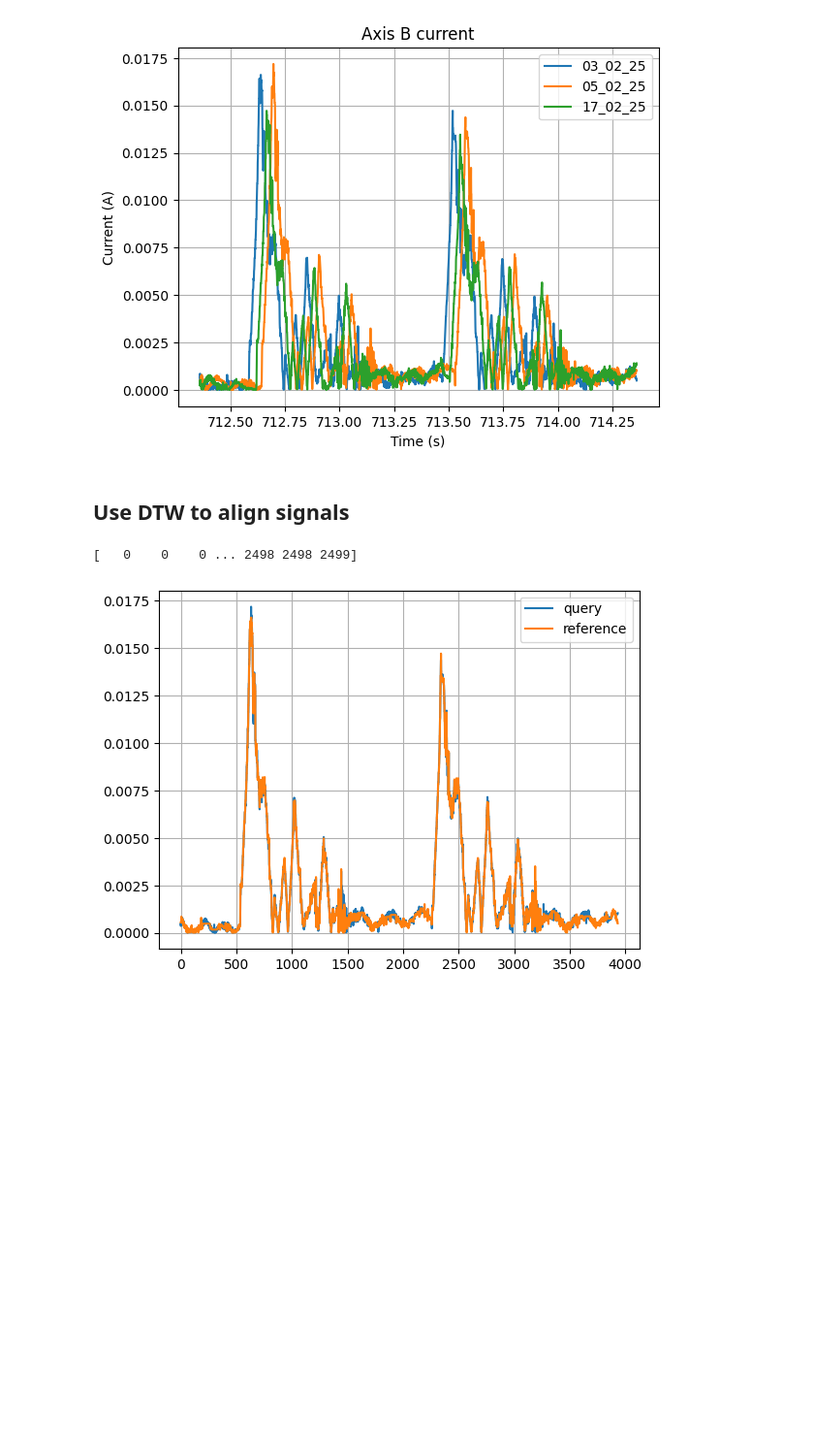
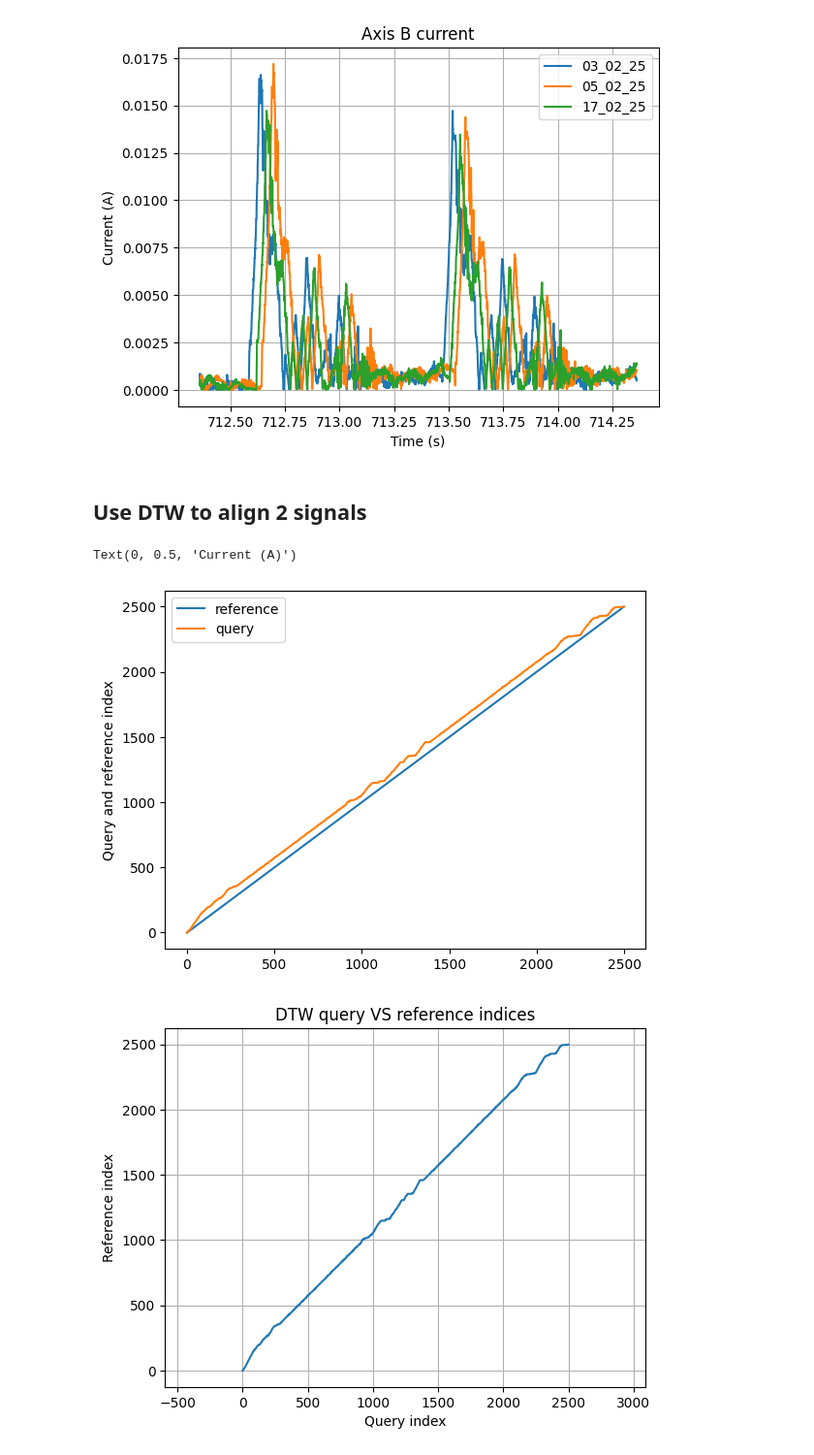
Before and after one commit to opatiny/predictiveMaintenance, a Jupyter notebook: src/notebooks/alignSignals.ipynb, the cells around one changed output. Shown: that part at 97% size. Drawn from its saved outputs; the diff is of its cells as text; code cells hidden in the pictures; blank space fills up the shorter version.

Commit message:
feat: align multiple signals using DTW

```diff
--- a/src/notebooks/alignSignals.ipynb
+++ b/src/notebooks/alignSignals.ipynb
@@ -124,20 +124,38 @@ frequency: 1250.0 Hz
 startIndex: 890000, endIndex: 892500
 [figure]
 # %% [markdown]
-## Use DTW to align signals
+## Use DTW to align 2 signals
 # %%
 reference = cutSignals[0]
 query = cutSignals[1]
-alignment = dtw(query, reference)
+alignment = dtw(reference, query, step_pattern="asymmetric")
 
-print(alignment.index2)
+# plot indices
+plt.figure()
+plt.plot(alignment.index1)
+plt.plot(alignment.index2)
+plt.ylabel('Query and reference index')
+plt.legend(['reference', 'query'])
+
+# plot alignment
+plt.figure()
+plt.plot(alignment.index1, alignment.index2)
+plt.title('DTW query VS reference indices')
+plt.xlabel('Query index')
+plt.ylabel('Reference index')
+plt.grid()
+plt.axis('equal')
 
 # align both signals
 plt.figure()
-plt.plot(query[alignment.index1], label='query')
-plt.plot(reference[alignment.index2], label='reference')
+plt.plot(query[alignment.index2], label='query')
+plt.plot(reference, label='reference')
 plt.legend()
 plt.grid()
+plt.title('Axis B current after DTW alignment')
+plt.xlabel('Index')
+plt.ylabel('Current (A)')
 # %% [output]
-[   0    0    0 ... 2498 2498 2499]
+Text(0, 0.5, 'Current (A)')
-[figure, old version]
+[figure, new version]
+[figure, added]
```
Also changed, not shown: parts of 3 cells of this notebook.
